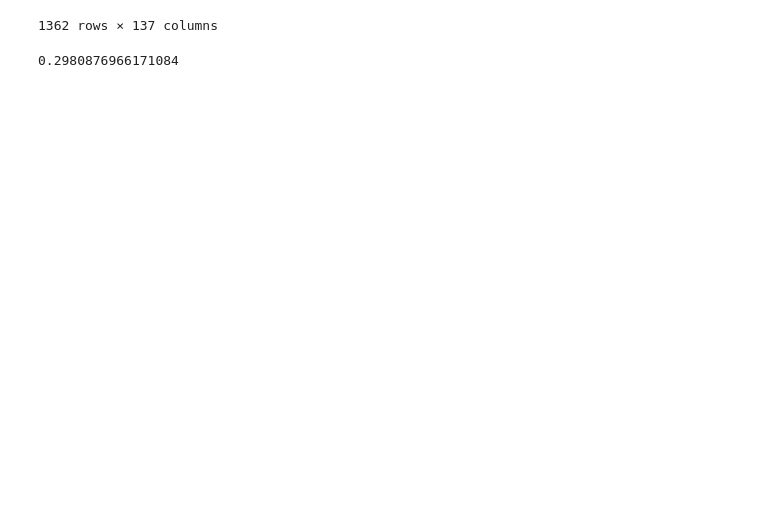
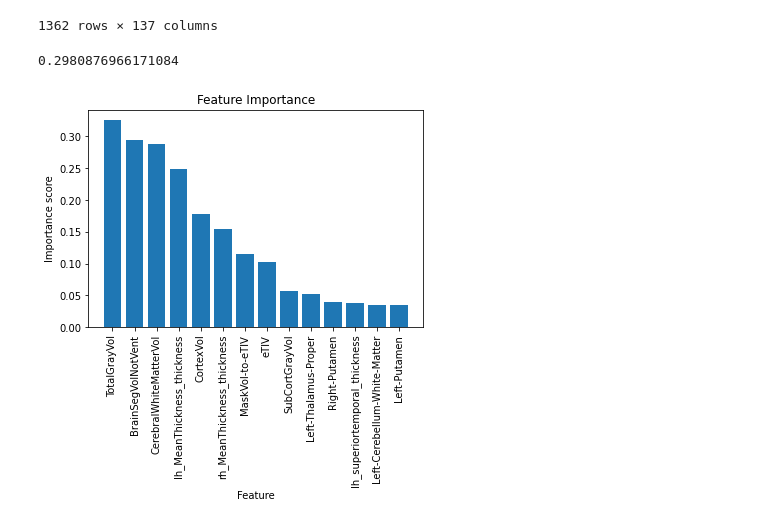
Before and after one commit to lukevano/mri_personality, a Jupyter notebook: notebooks/CH_MRI_Personality.ipynb, the cells around one changed output. Drawn from its saved outputs; the diff is of its cells as text; code cells hidden in the pictures; blank space fills up the shorter version.

```diff
--- a/notebooks/CH_MRI_Personality.ipynb
+++ b/notebooks/CH_MRI_Personality.ipynb
@@ -522,0 +526,15 @@ cv['test_score'].mean()
+# %%
+graph={'TotalGrayVol':0.325997,'BrainSegVolNotVent':0.293673,'CerebralWhiteMatterVol':0.288446,
+       'lh_MeanThickness_thickness':0.248556,'CortexVol':0.178267,'rh_MeanThickness_thickness':0.15392,
+      'MaskVol-to-eTIV':0.115268,'eTIV':0.103164,'SubCortGrayVol':0.056809,'Left-Thalamus-Proper':0.05206,
+      'Right-Putamen':0.039615,'lh_superiortemporal_thickness':0.038377,'Left-Cerebellum-White-Matter':0.034113,
+      'Left-Putamen':0.033975}
+# %%
+plt.bar(graph.keys(),graph.values())
+plt.xticks(rotation=90)
+plt.title('Feature Importance')
+plt.xlabel('Feature')
+plt.ylabel('Importance score')
+plt.show()
+# %% [output]
+[figure, added]
```
Also changed, not shown: parts of 1 cell of this notebook, 2 other files.
